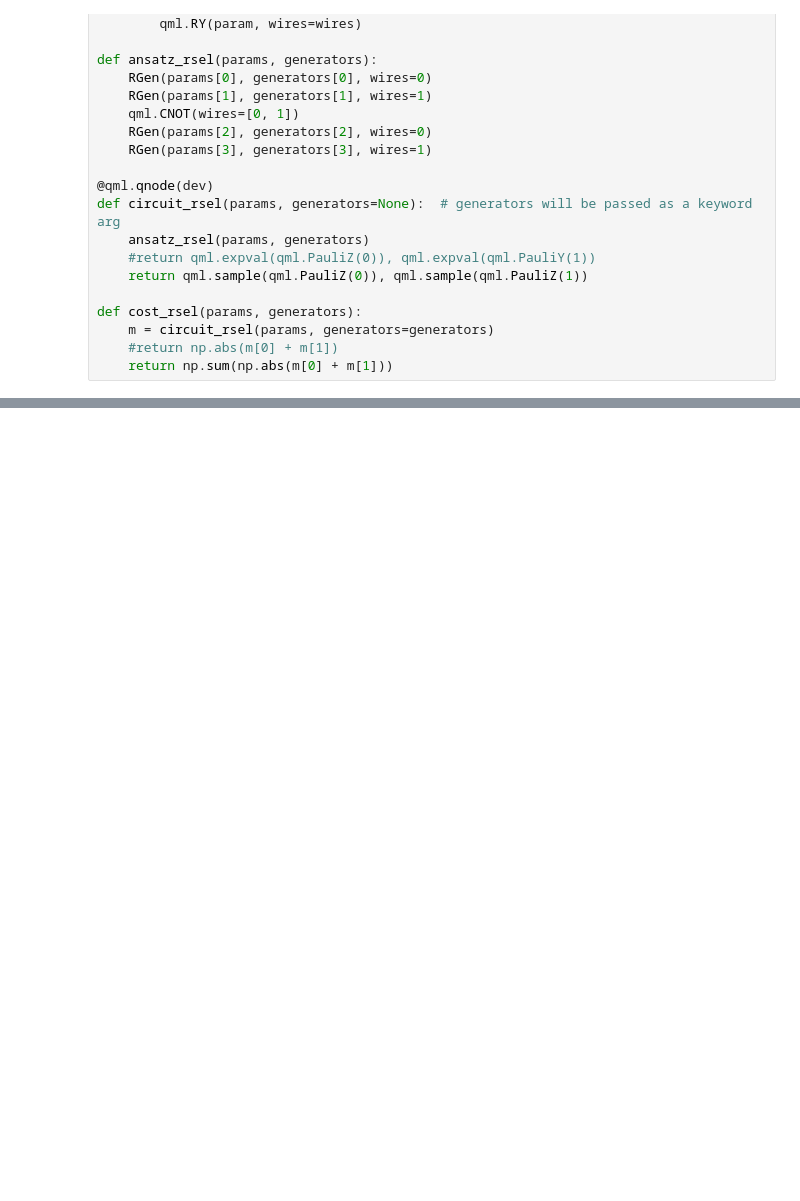
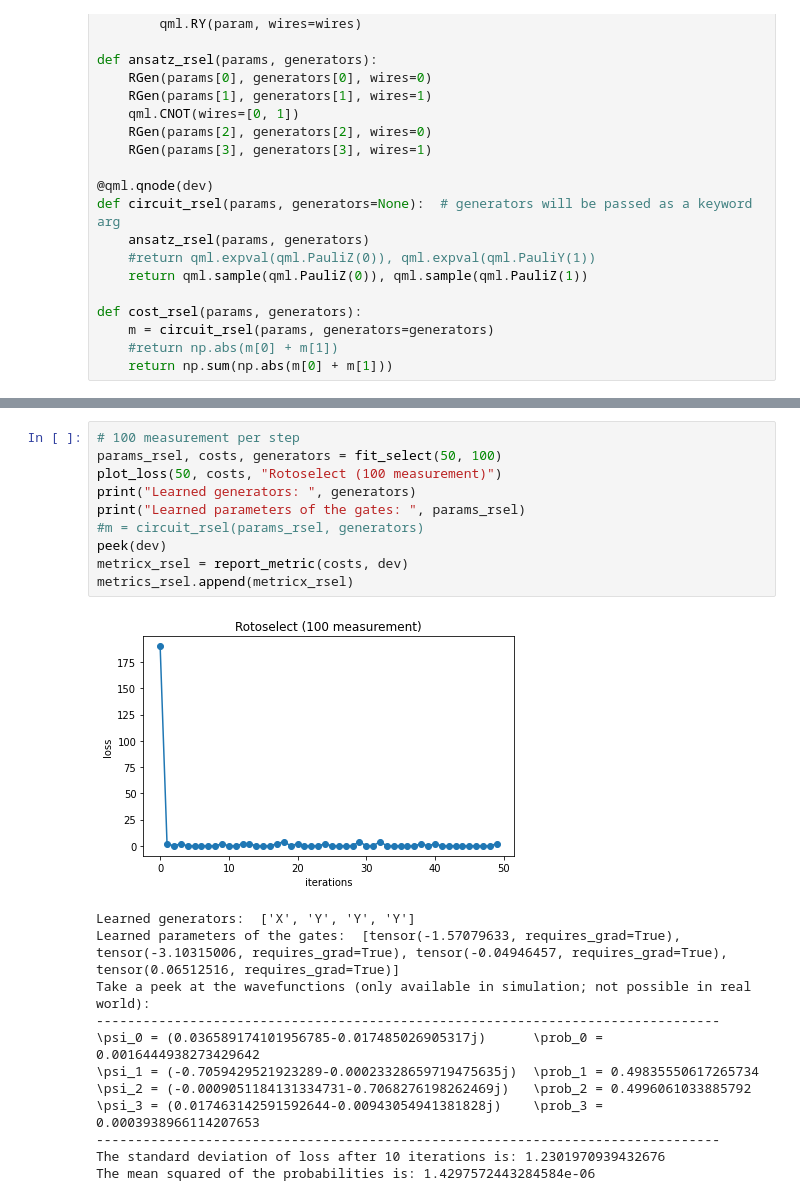
Before and after one commit to TDHTTTT/learn-bell, a Jupyter notebook: pennylane.ipynb, the cells around one changed output, grey strips where cells are left out. Saved outputs shown, nothing was run; the diff lists cells and outputs as text; blank space fills up the shorter version.

```diff
--- a/pennylane.ipynb
+++ b/pennylane.ipynb
@@ -337,0 +366,23 @@ def fit_select(init_params, n_steps, n_measurements=1000, dev=dev):
+# %%
+# 100 measurement per step
+params_rsel, costs, generators = fit_select(50, 100)
+plot_loss(50, costs, "Rotoselect (100 measurement)")
+print("Learned generators: ", generators)
+print("Learned parameters of the gates: ", params_rsel)
+#m = circuit_rsel(params_rsel, generators)
+peek(dev)
+metricx_rsel = report_metric(costs, dev)
+metrics_rsel.append(metricx_rsel)
+# %% [output]
+[figure, added]
+Learned generators:  ['X', 'Y', 'Y', 'Y']
+Learned parameters of the gates:  [tensor(-1.57079633, requires_grad=True), tensor(-3.10315006, requires_grad=True), tensor(-0.04946457, requires_grad=True), tensor(0.06512516, requires_grad=True)]
+Take a peek at the wavefunctions (only available in simulation; not possible in real world):
+--------------------------------------------------------------------------------
+\psi_0 = (0.036589174101956785-0.017485026905317j)      \prob_0 = 0.0016444938273429642
+\psi_1 = (-0.7059429521923289-0.00023328659719475635j)  \prob_1 = 0.49835550617265734
+\psi_2 = (-0.0009051184131334731-0.7068276198262469j)   \prob_2 = 0.4996061033885792
+\psi_3 = (0.017463142591592644-0.00943054941381828j)    \prob_3 = 0.0003938966114207653
+--------------------------------------------------------------------------------
+The standard deviation of loss after 10 iterations is: 1.2301970939432676
+The mean squared of the probabilities is: 1.4297572443284584e-06
```
Also changed, not shown: parts of 18 cells of this notebook.
